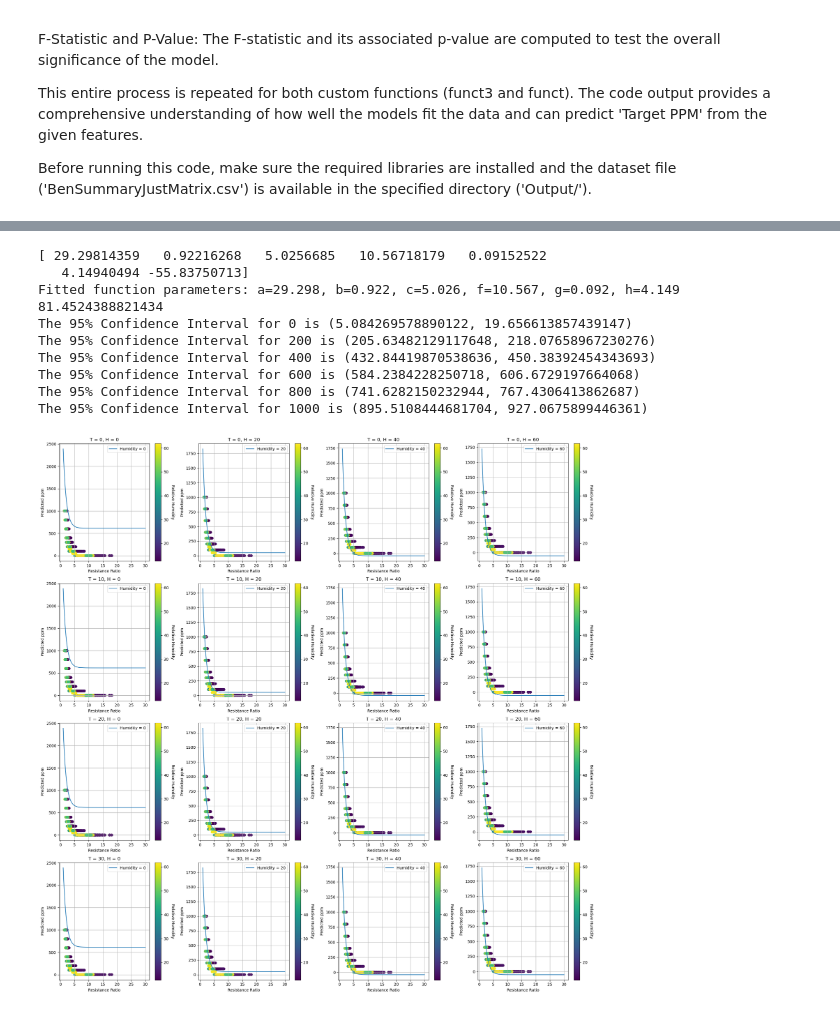
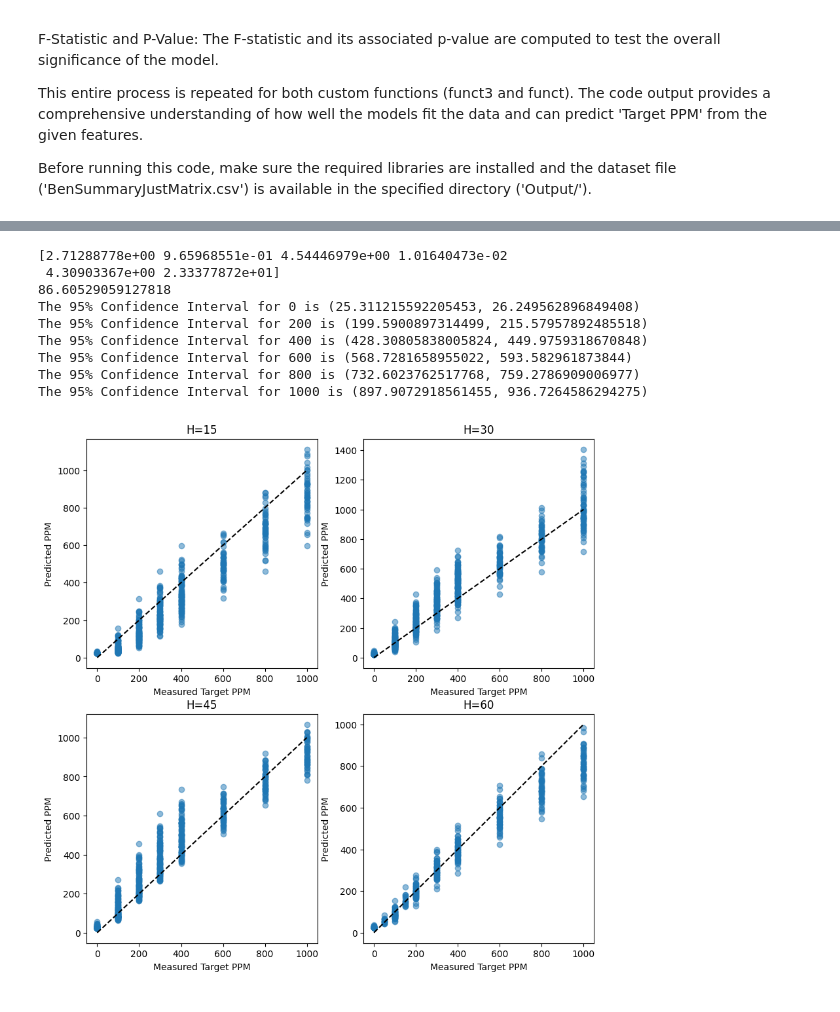
Before and after one commit to Coopsims/MethaneDataScience, a Jupyter notebook: Ben's Analysis/Equation Generation.ipynb, the cells around one changed output, grey strips where cells are left out. Saved outputs shown, nothing was run; the diff lists cells and outputs as text; code cells hidden in the pictures.

```diff
--- a/Ben's Analysis/Equation Generation.ipynb
+++ b/Ben's Analysis/Equation Generation.ipynb
@@ -114,14 +99,15 @@ Resistance+Humidity+Temperature: RMSE: 44.3
 # (a*np.exp(-1*R*b+c)+d)+f*H*(a*np.exp(-1*R*b+c)+d)+g
 # a*np.exp(-1*R*b+c)+d*np.exp(-1*H*f+g)+h (Funk Equation)
 # a*np.exp((-1*R*b+c)+(-1*H*f+g))+h 4.2
+# a**((-1*R*b+c)+(-1*H*f+g))+h 4.4
 
 
-def funkEQ(X, a, b, c,d, f, g, h):
+def funkEQ(X, a, b, c,f,g,h):
     R, H, T = X
     with np.errstate(over='ignore'):
-        stuff=a*np.exp(-1*R*b+c)+d*np.exp(-1*H*f+g)+h
+        stuff=a**((-1*R*b+c)+(-1*H*f+g))+h
     return stuff
-p0 = 1,  1,  1, 1, 1, 1, 1
+p0 = 1,1,1,1,1,1
 
 def residual(params, X, y):
     return np.sum((y - funkEQ(X, *params))**2)
@@ -132,7 +118,7 @@ popt, pcov = sc.curve_fit(funkEQ, (xDataResistance, xDataRH, xDataTemp), yDataTa
 
 # Print the optimized parameters
 print(popt)
-print('Fitted function parameters: a=%.3f, b=%.3f, c=%.3f, f=%.3f, g=%.3f, h=%.3f' % (popt[0], popt[1], popt[2], popt[3], popt[4], popt[5]))
+#print('Fitted function parameters: a=%.3f, b=%.3f, c=%.3f, f=%.3f, g=%.3f, h=%.3f' % (popt[0], popt[1], popt[2], popt[3], popt[4], popt[5]))
 #best_params[0]=[18,  1,  4, 12,  0,  4, -7]
 # file2=file2[file2["SensorID"]==3]
 # X = file2.drop('Target PPM', axis='columns')
@@ -145,59 +131,59 @@ T_test = X_test.loc[:, 'Temperature']
 #popt = [38.538220,0.843161,4.637493,380.116483,0.06614,0.298036,-78.340227]
 #popt = best_params[0]
 # Generate the predictions using the optimized parameters and the input data
 y_pred = funkEQ((R_test, H_test, T_test), *popt)
 
 # Calculate the mean squared error
 testVal = mean_squared_error(y_test, y_pred, squared=False)
 print(testVal)
 
 # Iterate through target PPM values and calculate the 95% confidence interval for each value
 for i in range(0, 1001, 200):
 
     # Filter the data for the current target PPM value
     df = file2[file2['Target PPM'] == i]
 
     # Calculate the model output using the filtered data and optimized parameters
     myData = funkEQ((df.loc[:, 'Resistance'], df.loc[:, 'RelativeHumidity'],df.loc[:,'Temperature']), *popt)
 
     # Calculate the 95% confidence interval using the t-distribution
     low95, high95 = st.t.interval(0.95, len(myData)-1, loc=np.mean(myData), scale=st.sem(myData))
 
 
     # Print the 95% confidence interval for the current target PPM value
     print("The 95% Confidence Interval for " + str(i) + " is (" + str(low95) + ", " + str(high95) + ")")
 
-R = np.linspace(1, 30, num=500)
-fig, axs = plt.subplots(4, 4, figsize=(20, 20))  # 4x4 grid of plots
+humidity_values = [int(h) for h in [15,30,45,60]]
 
-for i, T in enumerate([0, 10, 20, 30]):
-    for j, H in enumerate([0, 20, 40, 60]):
-        # calculate function values
-        y_values = [funkEQ((r, H, T), *popt) for r in R]
+fig, axs = plt.subplots(2, 2, figsize=(10, 10))  # Create a 2x2 grid of subplots
 
-        # plot on the subplot at (i, j)
-        scatter = axs[i, j].scatter(xDataResistance, yDataTargetPPM, c=xDataRH, cmap='viridis')
-        axs[i, j].plot(R, y_values, label=f'Humidity = {H}')
-        axs[i, j].set_xlabel('Resistance Ratio')
-        axs[i, j].set_ylabel('Predicted ppm')
-        axs[i, j].set_title(f'T = {T}, H = {H}')
-        axs[i, j].legend()
-        axs[i, j].grid(True)
+# Flatten the axs array in case it's 2D
+axs = axs.flatten()
 
-        # Create colorbar
-        fig.colorbar(scatter, ax=axs[i, j], orientation='vertical').set_label('Relative Humidity', rotation=270, labelpad=15)
+for i, H in enumerate(humidity_values):
+    # Filter the data for the given humidity value
+    mask = (file2['RelativeHumidity'] >= H-5) & (file2['RelativeHumidity'] <= H+5)
+    xDataResistance_H = file2.loc[mask, 'Resistance']
+    xDataTemp_H = file2.loc[mask, 'Temperature']
+    yDataTargetPPM_H = file2.loc[mask, 'Target PPM']
 
-plt.tight_layout()
-plt.show()
+    # Use the fixed humidity value instead of the real humidity data
+    predictedPPM = funkEQ((xDataResistance_H, H, xDataTemp_H), *popt)
+
+    # Scatter plot for each humidity value in its own subplot
+    axs[i].scatter(yDataTargetPPM_H, predictedPPM, alpha=0.5)
+    axs[i].plot([yDataTargetPPM_H.min(), yDataTargetPPM_H.max()], [yDataTargetPPM_H.min(), yDataTargetPPM_H.max()], 'k--')
+    axs[i].set_xlabel('Measured Target PPM')
+    axs[i].set_ylabel('Predicted PPM')
+    axs[i].set_title(f'H={H}')
 # %% [output]
-[ 29.29814359   0.92216268   5.0256685   10.56718179   0.09152522
-   4.14940494 -55.83750713]
-Fitted function parameters: a=29.298, b=0.922, c=5.026, f=10.567, g=0.092, h=4.149
-81.4524388821434
-The 95% Confidence Interval for 0 is (5.084269578890122, 19.656613857439147)
-The 95% Confidence Interval for 200 is (205.63482129117648, 218.07658967230276)
-The 95% Confidence Interval for 400 is (432.84419870538636, 450.38392454343693)
-The 95% Confidence Interval for 600 is (584.2384228250718, 606.6729197664068)
-The 95% Confidence Interval for 800 is (741.6282150232944, 767.4306413862687)
-The 95% Confidence Interval for 1000 is (895.5108444681704, 927.0675899446361)
+[2.71288778e+00 9.65968551e-01 4.54446979e+00 1.01640473e-02
+ 4.30903367e+00 2.33377872e+01]
+86.60529059127818
+The 95% Confidence Interval for 0 is (25.311215592205453, 26.249562896849408)
+The 95% Confidence Interval for 200 is (199.5900897314499, 215.57957892485518)
+The 95% Confidence Interval for 400 is (428.30805838005824, 449.9759318670848)
+The 95% Confidence Interval for 600 is (568.7281658955022, 593.582961873844)
+The 95% Confidence Interval for 800 is (732.6023762517768, 759.2786909006977)
+The 95% Confidence Interval for 1000 is (897.9072918561455, 936.7264586294275)
-[figure, old version]
+[figure, new version]
```
Also changed, not shown: parts of 6 cells of this notebook, 4 other files.
